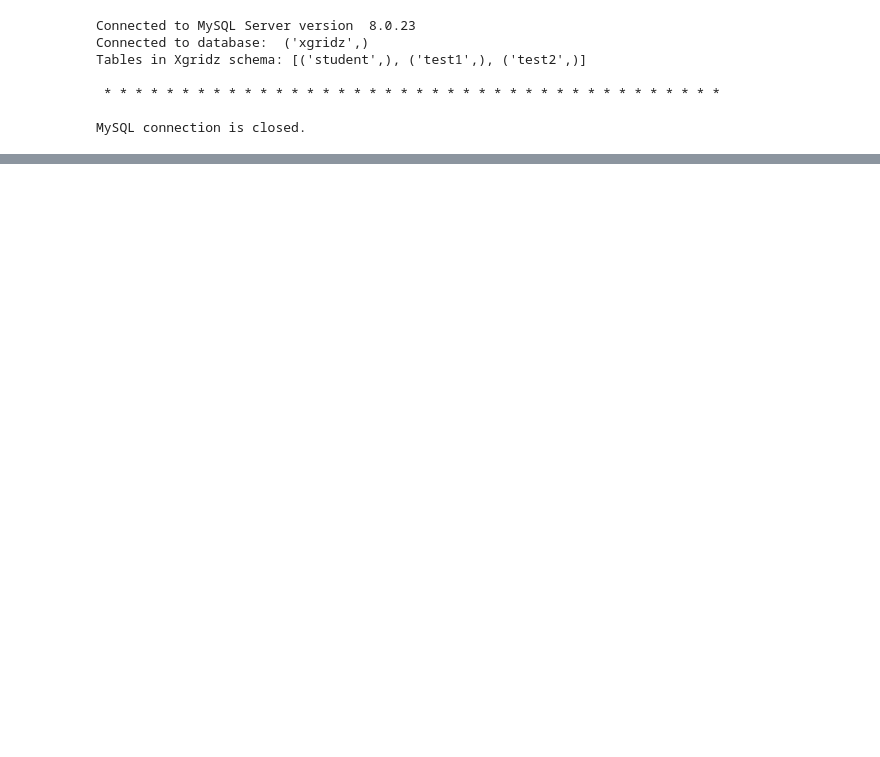
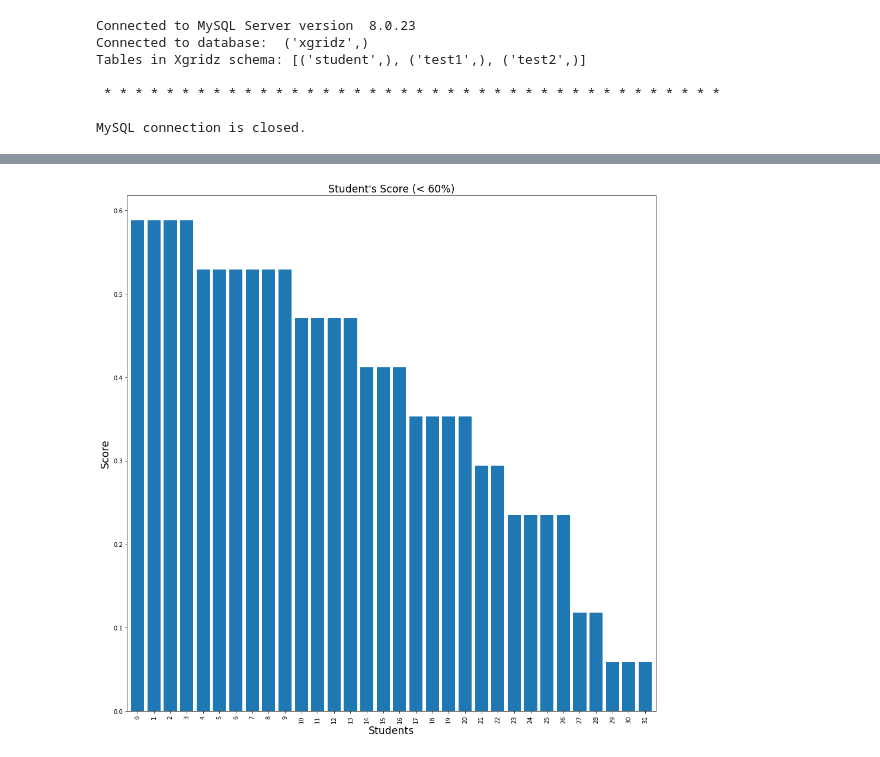
Before and after one commit to calldrj/NSF.Summer.2020, a Jupyter notebook: Xgridz.SQL.ipynb, the cells around one changed output, grey strips where cells are left out. Cells and saved outputs as stored; diff of their text form; code cells hidden in the pictures; blank space fills up the shorter version.

```diff
--- a/Xgridz.SQL.ipynb
+++ b/Xgridz.SQL.ipynb
@@ -189,0 +229,7 @@ result_table
+# %%
+plt.title('Student\'s Score (< 60%)', fontsize='xx-large')
+plt.xlabel('Students', fontsize='xx-large')
+plt.ylabel('Score', fontsize='xx-large')
+result_table['score'].plot.bar(result_table.score, figsize=(16,16), width=.8);
+# %% [output]
+[figure, added]
```
Also changed, not shown: parts of 10 cells of this notebook.
